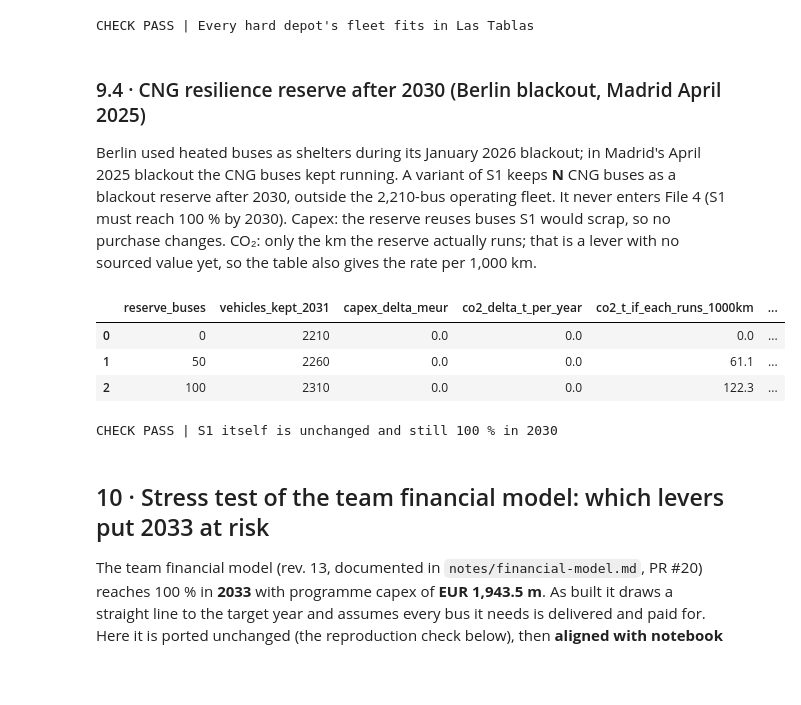
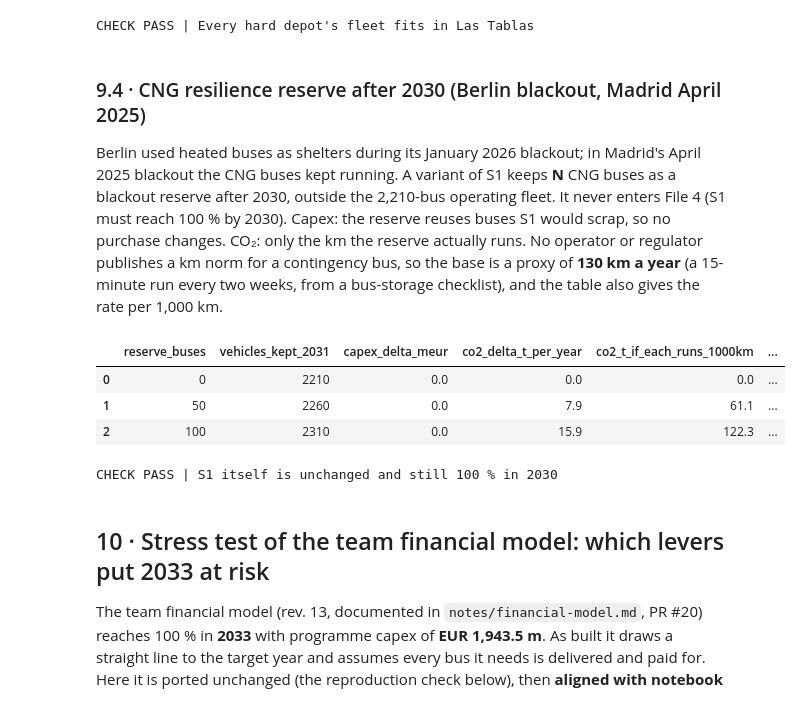
Before and after one commit to ella-garcia/madrid-bus-electrification, a Jupyter notebook: notebooks/04_Scenario_Lab.ipynb, the cells around one changed output. Cells and saved outputs as stored; diff of their text form; code cells hidden in the pictures; blank space fills up the shorter version.

```diff
--- a/notebooks/04_Scenario_Lab.ipynb
+++ b/notebooks/04_Scenario_Lab.ipynb
@@ -2123,27 +2180,30 @@ CHECK PASS | Every hard depot's fleet fits in Las Tablas
 # %% [markdown]
 ### 9.4 · CNG resilience reserve after 2030 (Berlin blackout, Madrid April 2025)
 
-Berlin used heated buses as shelters during its January 2026 blackout; in Madrid's April 2025 blackout the CNG buses kept running. A variant of S1 keeps **N** CNG buses as a blackout reserve after 2030, outside the 2,210-bus operating fleet. It never enters File 4 (S1 must reach 100 % by 2030). Capex: the reserve reuses buses S1 would scrap, so no purchase changes. CO₂: only the km the reserve actually runs; that is a lever with no sourced value yet, so the table also gives the rate per 1,000 km.
+Berlin used heated buses as shelters during its January 2026 blackout; in Madrid's April 2025 blackout the CNG buses kept running. A variant of S1 keeps **N** CNG buses as a blackout reserve after 2030, outside the 2,210-bus operating fleet. It never enters File 4 (S1 must reach 100 % by 2030). Capex: the reserve reuses buses S1 would scrap, so no purchase changes. CO₂: only the km the reserve actually runs. No operator or regulator publishes a km norm for a contingency bus, so the base is a proxy of **130 km a year** (a 15-minute run every two weeks, from a bus-storage checklist), and the table also gives the rate per 1,000 km.
 # %%
 CNG_RESERVE_N = assume("CNG buses kept as a blackout reserve after 2030", 0, "A", "Default 0 (pure S1); 50 and 100 shown", "8.4 only", "N")
-RESERVE_KM_YEAR = assume("Km per reserve bus per year (exercise runs, emergencies)", 0, "A",
-                         "No sourced value; TODO(research) EMT or peer practice for idle-reserve exercise km", "8.4 CO2")
+RESERVE_KM_YEAR = assume("Km per reserve bus per year (exercise runs, emergencies)", 130, "P",
+                         "No km norm found (FTA contingency-fleet rules, TCRP, EMT, OEM storage guidance). Proxy: 'drive bus for at least "
+                         "15 minutes every two weeks' (Chauffeur Driven, Apr 2020, https://chauffeurdriven.com/news-features/industry-news/"
+                         "tips-for-storing-buses-and-motorcoaches-in-the-short-term.html) at an assumed 20 km/h = 5 km x 26 = 130 km. "
+                         "An active EMT bus runs about 46,500 km/yr", "8.4 CO2", "per 1,000 km column")
 t_per_1000km = P["cng_kg_km"]["Standard"] * P["cng_kgco2_per_kg"]          # kg CO2 per km x 1000 km / 1000 = t per 1,000 km
 s1 = runs[runs.scenario == "S1 all ZE by 2030"].set_index("year")
 res_rows = []
 for n in (CNG_RESERVE_N, 50, 100):
     co2_yr = n * RESERVE_KM_YEAR * P["cng_kg_km"]["Standard"] * P["cng_kgco2_per_kg"] / 1000
     res_rows.append(dict(reserve_buses=n, vehicles_kept_2031=int(s1.loc[2031, "fleet_total"]) + n,
                          capex_delta_meur=0.0, co2_delta_t_per_year=round(co2_yr, 1),
                          co2_t_if_each_runs_1000km=round(n * t_per_1000km, 1),
                          co2_delta_2031_35_t=round(co2_yr * 5, 1)))
 display(pd.DataFrame(res_rows))
 _ = check("S1 itself is unchanged and still 100 % in 2030", float(s1.loc[2030, "ze_share_pct"]) >= 100)
 # %% [output]
 |  | reserve_buses | vehicles_kept_2031 | capex_delta_meur | co2_delta_t_per_year | co2_t_if_each_runs_1000km | ... |
 | 0 | 0 | 2210 | 0.0 | 0.0 | 0.0 | ... |
-| 1 | 50 | 2260 | 0.0 | 0.0 | 61.1 | ... |
-| 2 | 100 | 2310 | 0.0 | 0.0 | 122.3 | ... |
+| 1 | 50 | 2260 | 0.0 | 7.9 | 61.1 | ... |
+| 2 | 100 | 2310 | 0.0 | 15.9 | 122.3 | ... |
 CHECK PASS | S1 itself is unchanged and still 100 % in 2030
 # %% [markdown]
 ## 10 · Stress test of the team financial model: which levers put 2033 at risk
```
Also changed, not shown: parts of 9 cells of this notebook, 2 other files.
